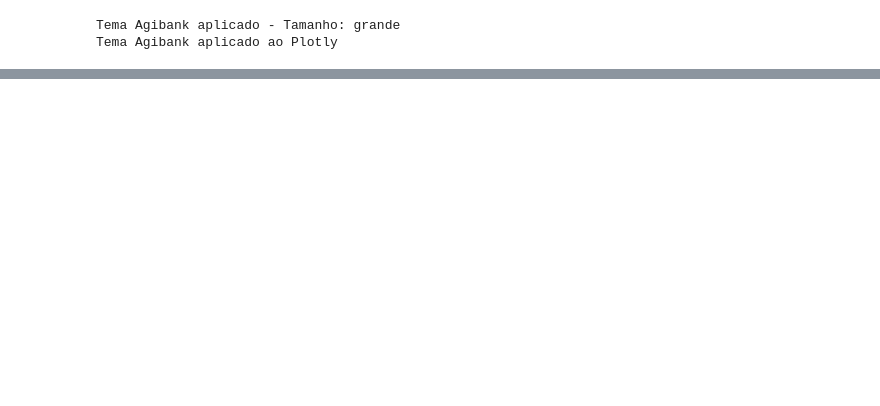
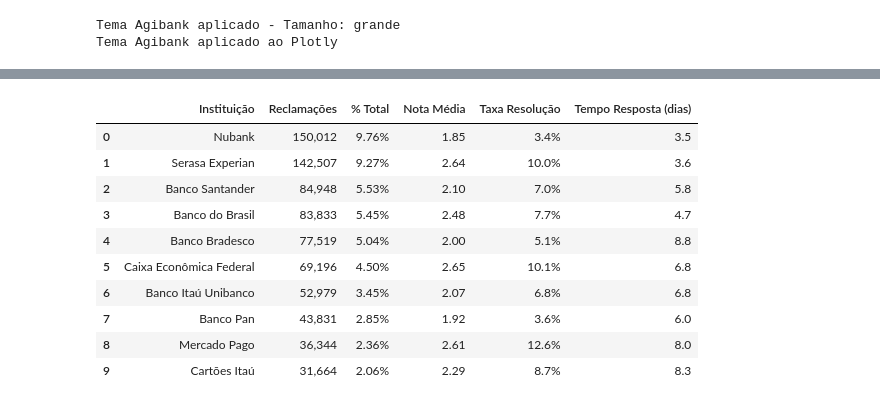
Before and after one commit to afloradda/projeto_mediacao_bancaria, a Jupyter notebook: analises/silver/notebooks_silver/03_analises_terciarias.ipynb, the cells around one changed output, grey strips where cells are left out. Saved outputs shown, nothing was run; the diff lists cells and outputs as text; code cells hidden in the pictures; blank space fills up the shorter version.

```diff
--- a/analises/silver/notebooks_silver/03_analises_terciarias.ipynb
+++ b/analises/silver/notebooks_silver/03_analises_terciarias.ipynb
@@ -278,0 +1484,14 @@ FILTRAGEM DO SETOR FINANCEIRO
+# %%
+# 4. PREPARAÇÃO DE ARRAYS PARA ANÁLISE
+# Preparar arrays NumPy para as principais variáveis de interesse, garantindo que os dados estejam prontos para análises estatísticas e segmentações, e que os valores nulos sejam tratados de forma consistente para evitar erros em cálculos subsequentes.
+
+arr_sexo = df_financeiro_br['sexo'].fillna('Não Informado').to_numpy()
+arr_faixa_etaria = df_financeiro_br['faixa_etaria'].fillna('Não Informado').to_numpy()
+arr_regiao = df_financeiro_br['regiao'].fillna('Não Informado').to_numpy()
+arr_uf = df_financeiro_br['uf'].fillna('Não Informado').to_numpy()
+arr_instituicao = df_financeiro_br['nome_fantasia'].fillna('Não Informado').to_numpy()
+arr_assunto = df_financeiro_br['assunto'].fillna('Não Informado').to_numpy()
+arr_avaliacao = df_financeiro_br['avaliacao_reclamacao'].fillna('').to_numpy()
+arr_tempo_resposta = pd.to_numeric(df_financeiro_br['tempo_resposta'], errors='coerce').to_numpy()
+arr_produto = df_financeiro_br['como_comprou_contratou'].fillna('Não Informado').to_numpy()
+arr_nota_completo = df_financeiro_br['nota_do_consumidor'].to_numpy(dtype=float)
@@ -278,0 +1831,69 @@ FILTRAGEM DO SETOR FINANCEIRO
+# %%
+print("="*80)
+print("TOP 10 INSTITUIÇÕES FINANCEIRAS MAIS RECLAMADAS")
+print("="*80)
+print("\nObjetivo: Identificar principais players geradores de insatisfação")
+print("-"*80)
+
+# Contagem por instituição
+instituicoes_unicas, contagens_inst = np.unique(arr_instituicao, return_counts=True)
+
+# Ordenação decrescente e seleção top 10
+idx_inst_ord = np.argsort(contagens_inst)[::-1]
+top10_inst = instituicoes_unicas[idx_inst_ord][:10]
+top10_contagens_inst = contagens_inst[idx_inst_ord][:10]
+
+# Percentuais
+pct_inst = (top10_contagens_inst / total_registros) * 100
+
+# Nota média por instituição
+notas_por_inst = np.array([
+    np.nanmean(arr_nota_completo[arr_instituicao == inst])
+    for inst in top10_inst
+])
+
+# Taxa de resolução por instituição
+taxa_resolucao_inst = np.array([
+    (np.sum((arr_instituicao == inst) & (arr_avaliacao == 'Resolvida')) / np.sum(arr_instituicao == inst)) * 100
+    for inst in top10_inst
+])
+
+# Tempo médio de resposta por instituição
+tempo_medio_inst = np.array([
+    np.nanmean(arr_tempo_resposta[arr_instituicao == inst])
+    for inst in top10_inst
+])
+
+# DataFrame resultado
+df_top10_inst = pd.DataFrame({
+    'Instituição': top10_inst,
+    'Reclamações': top10_contagens_inst,
+    '% Total': pct_inst,
+    'Nota Média': notas_por_inst,
+    'Taxa Resolução': taxa_resolucao_inst,
+    'Tempo Resposta (dias)': tempo_medio_inst
+})
+
+display(
+    df_top10_inst.style
+    .format({
+        '% Total': '{:.2f}%',
+        'Reclamações': '{:,}',
+        'Nota Média': '{:.2f}',
+        'Taxa Resolução': '{:.1f}%',
+        'Tempo Resposta (dias)': '{:.1f}'
+    })
+    .background_gradient(cmap='Reds', subset=['Reclamações'])
+    .background_gradient(cmap='RdYlGn', subset=['Nota Média'], vmin=1, vmax=5)
+    .background_gradient(cmap='RdYlGn', subset=['Taxa Resolução'], vmin=0, vmax=100)
+)
+
+# Análise da instituição líder
+print(f"\nInstituição mais reclamada: {top10_inst[0]}")
+print(f"Volume: {top10_contagens_inst[0]:,} ({pct_inst[0]:.1f}%)")
+print(f"Nota média: {notas_por_inst[0]:.2f}")
+
+# Concentração top 5
+top5_concentracao = np.sum(pct_inst[:5])
+print(f"\nTop 5 instituições concentram: {top5_concentracao:.1f}% das reclamações")
+# %% [output]
@@ -278,0 +1906,11 @@ FILTRAGEM DO SETOR FINANCEIRO
+|  | Instituição | Reclamações | % Total | Nota Média | Taxa Resolução | Tempo Resposta (dias) |
+| 0 | Nubank | 150,012 | 9.76% | 1.85 | 3.4% | 3.5 |
+| 1 | Serasa Experian | 142,507 | 9.27% | 2.64 | 10.0% | 3.6 |
+| 2 | Banco Santander | 84,948 | 5.53% | 2.10 | 7.0% | 5.8 |
+| 3 | Banco do Brasil | 83,833 | 5.45% | 2.48 | 7.7% | 4.7 |
+| 4 | Banco Bradesco | 77,519 | 5.04% | 2.00 | 5.1% | 8.8 |
+| 5 | Caixa Econômica Federal | 69,196 | 4.50% | 2.65 | 10.1% | 6.8 |
+| 6 | Banco Itaú Unibanco | 52,979 | 3.45% | 2.07 | 6.8% | 6.8 |
+| 7 | Banco Pan | 43,831 | 2.85% | 1.92 | 3.6% | 6.0 |
+| 8 | Mercado Pago | 36,344 | 2.36% | 2.61 | 12.6% | 8.0 |
+| 9 | Cartões Itaú | 31,664 | 2.06% | 2.29 | 8.7% | 8.3 |
```
Also changed, not shown: parts of 35 cells of this notebook, 2 other files.
